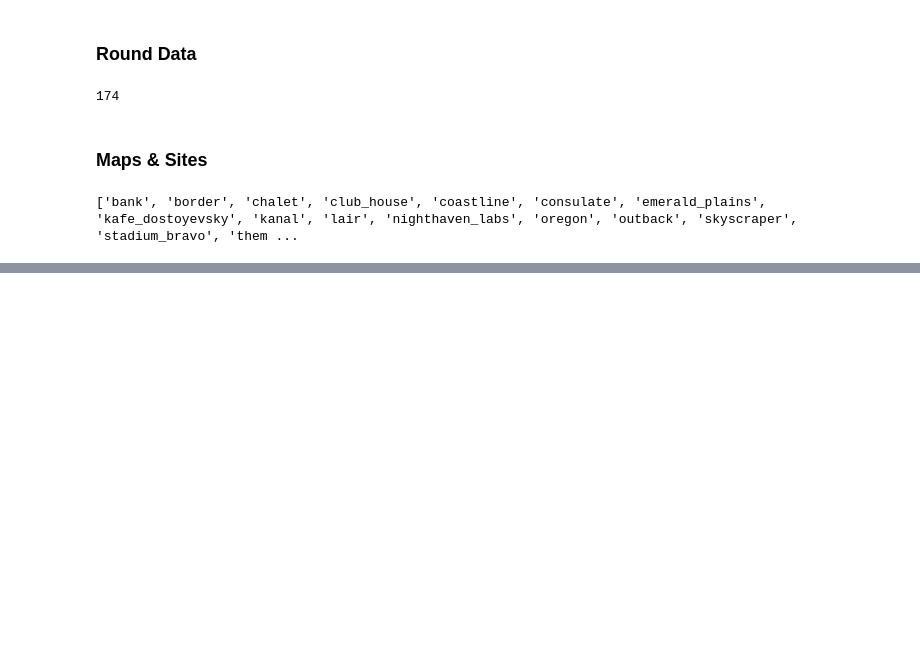
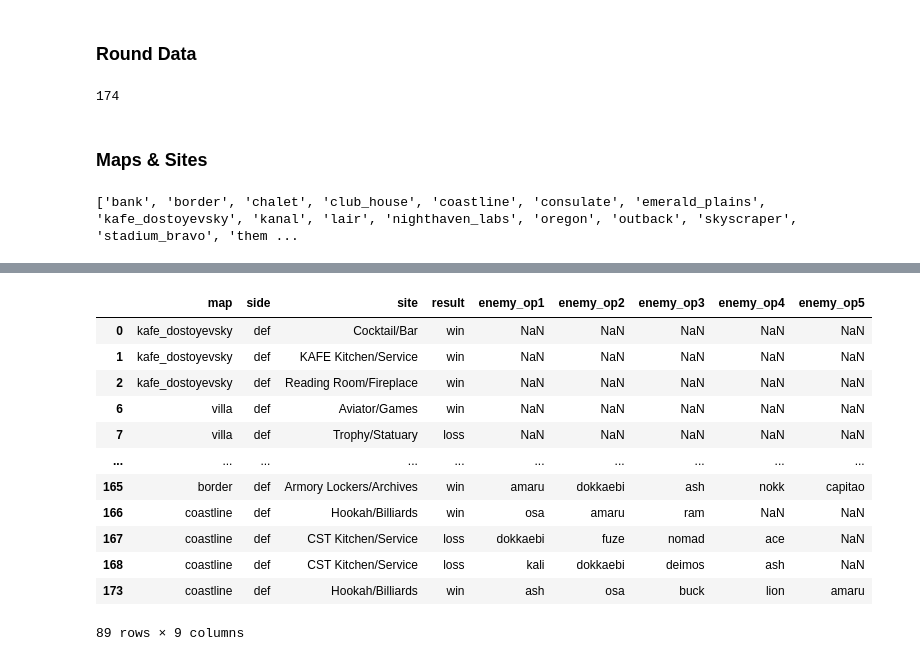
Before and after one commit to jkyle91000/siege-gameplay-analysis, a Jupyter notebook: analysis_with_sqlite.ipynb, the cells around one changed output, grey strips where cells are left out. Drawn from its saved outputs; the diff is of its cells as text; code cells hidden in the pictures; blank space fills up the shorter version.

```diff
--- a/analysis_with_sqlite.ipynb
+++ b/analysis_with_sqlite.ipynb
@@ -659,0 +719,19 @@ defense_data.to_csv(r"C:\Users\aethe\OneDrive\Desktop\stats\y9s2\y9s2_def_rounds
+# %%
+enemy_ops_atk = enemy_ops_data[enemy_ops_data["side"] == "def"]
+enemy_ops_def = enemy_ops_data[enemy_ops_data["side"] == "atk"]
+# %%
+enemy_ops_atk
+# %% [output]
+|  | map | side | site | result | enemy_op1 | enemy_op2 | enemy_op3 | enemy_op4 | enemy_op5 |
+| 0 | kafe_dostoyevsky | def | Cocktail/Bar | win | NaN | NaN | NaN | NaN | NaN |
+| 1 | kafe_dostoyevsky | def | KAFE Kitchen/Service | win | NaN | NaN | NaN | NaN | NaN |
+| 2 | kafe_dostoyevsky | def | Reading Room/Fireplace | win | NaN | NaN | NaN | NaN | NaN |
+| 6 | villa | def | Aviator/Games | win | NaN | NaN | NaN | NaN | NaN |
+| 7 | villa | def | Trophy/Statuary | loss | NaN | NaN | NaN | NaN | NaN |
+| ... | ... | ... | ... | ... | ... | ... | ... | ... | ... |
+| 165 | border | def | Armory Lockers/Archives | win | amaru | dokkaebi | ash | nokk | capitao |
+| 166 | coastline | def | Hookah/Billiards | win | osa | amaru | ram | NaN | NaN |
+| 167 | coastline | def | CST Kitchen/Service | loss | dokkaebi | fuze | nomad | ace | NaN |
+| 168 | coastline | def | CST Kitchen/Service | loss | kali | dokkaebi | deimos | ash | NaN |
+| 173 | coastline | def | Hookah/Billiards | win | ash | osa | buck | lion | amaru |
+89 rows × 9 columns
```
Also changed, not shown: parts of 33 cells of this notebook.
